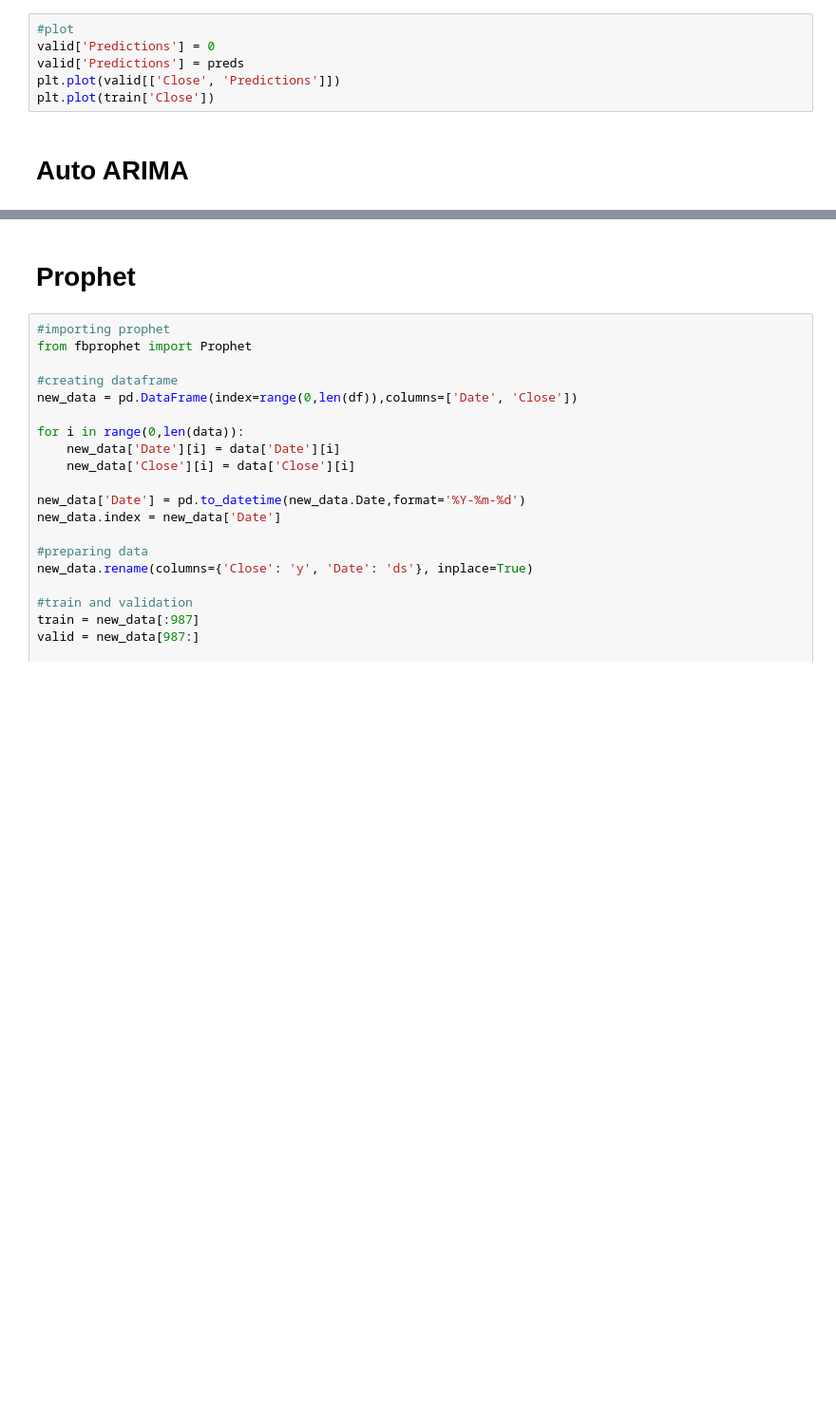
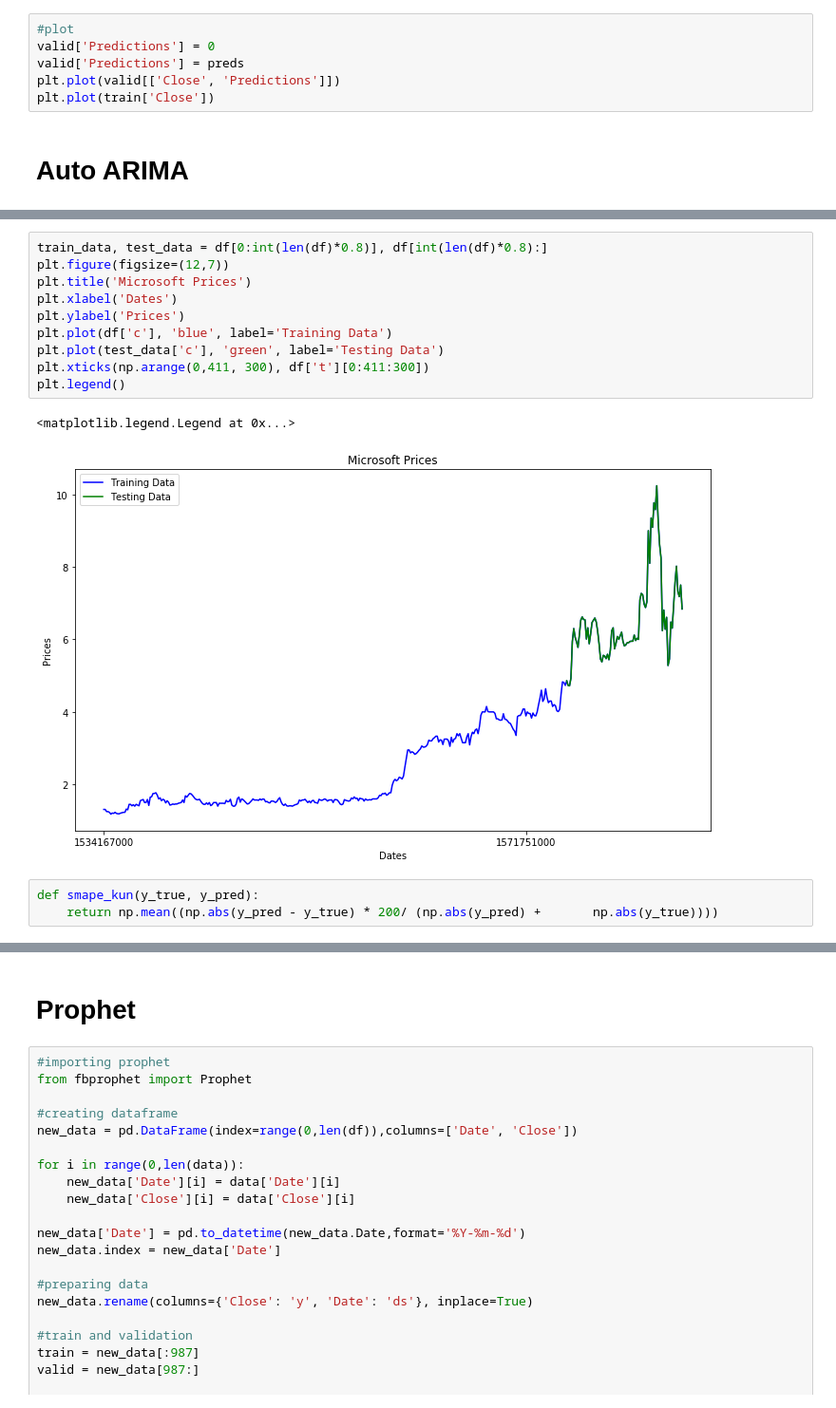
Before and after one commit to kanskris/project-03, a Jupyter notebook: Machine Learning Model.ipynb, the cells around one changed output, grey strips where cells are left out. Shown: that part at 95% size. Cells and saved outputs as stored; diff of their text form; blank space fills up the shorter version.

```diff
--- a/Machine Learning Model.ipynb
+++ b/Machine Learning Model.ipynb
@@ -178,0 +179,16 @@ plt.plot(forecast['Prediction'])
+# %%
+train_data, test_data = df[0:int(len(df)*0.8)], df[int(len(df)*0.8):]
+plt.figure(figsize=(12,7))
+plt.title('Microsoft Prices')
+plt.xlabel('Dates')
+plt.ylabel('Prices')
+plt.plot(df['c'], 'blue', label='Training Data')
+plt.plot(test_data['c'], 'green', label='Testing Data')
+plt.xticks(np.arange(0,411, 300), df['t'][0:411:300])
+plt.legend()
+# %% [output]
+<matplotlib.legend.Legend at 0x...>
+[figure, added]
+# %%
+def smape_kun(y_true, y_pred):
+    return np.mean((np.abs(y_pred - y_true) * 200/ (np.abs(y_pred) +       np.abs(y_true))))
```
Also changed, not shown: parts of 35 cells of this notebook, 2 other files.
